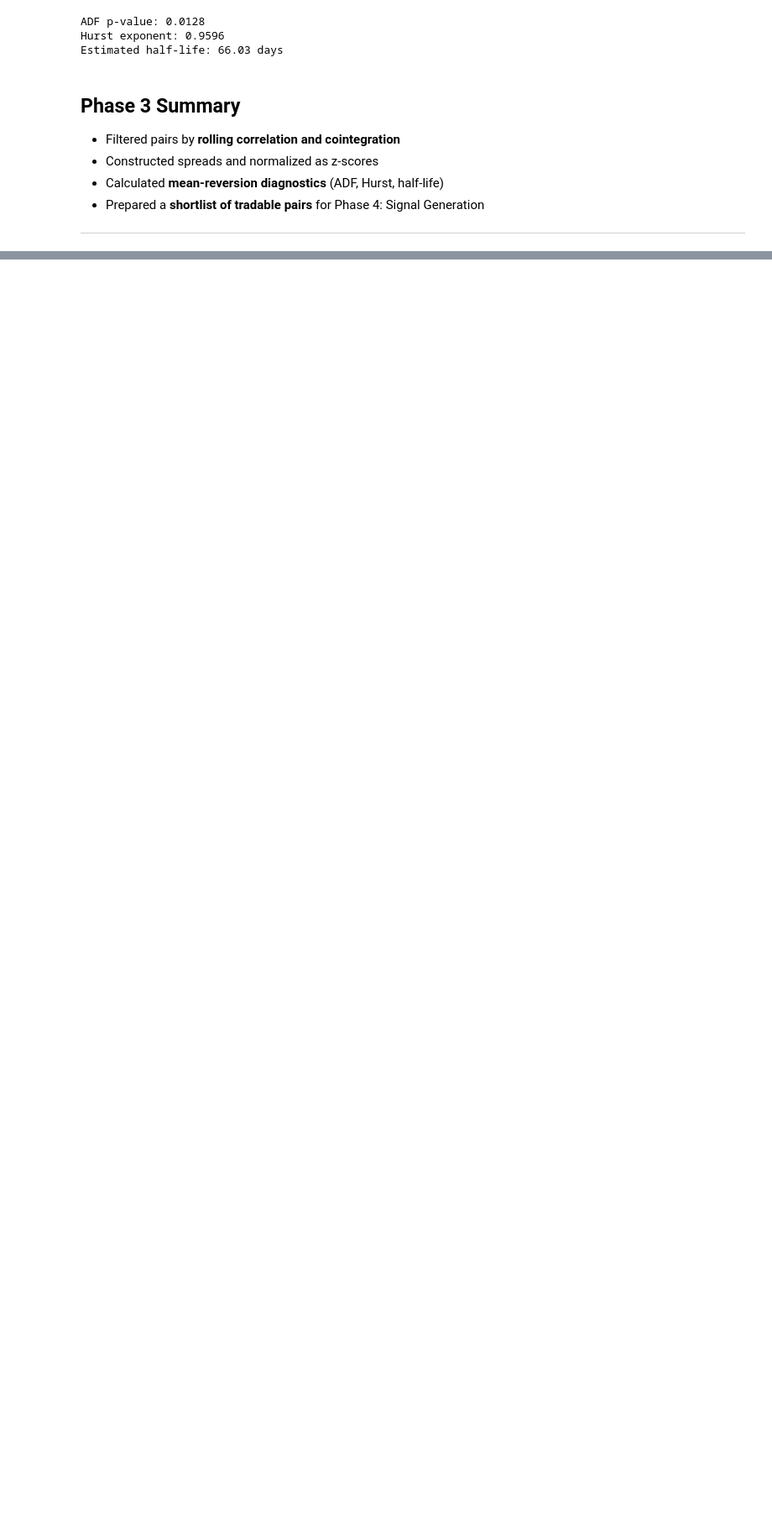
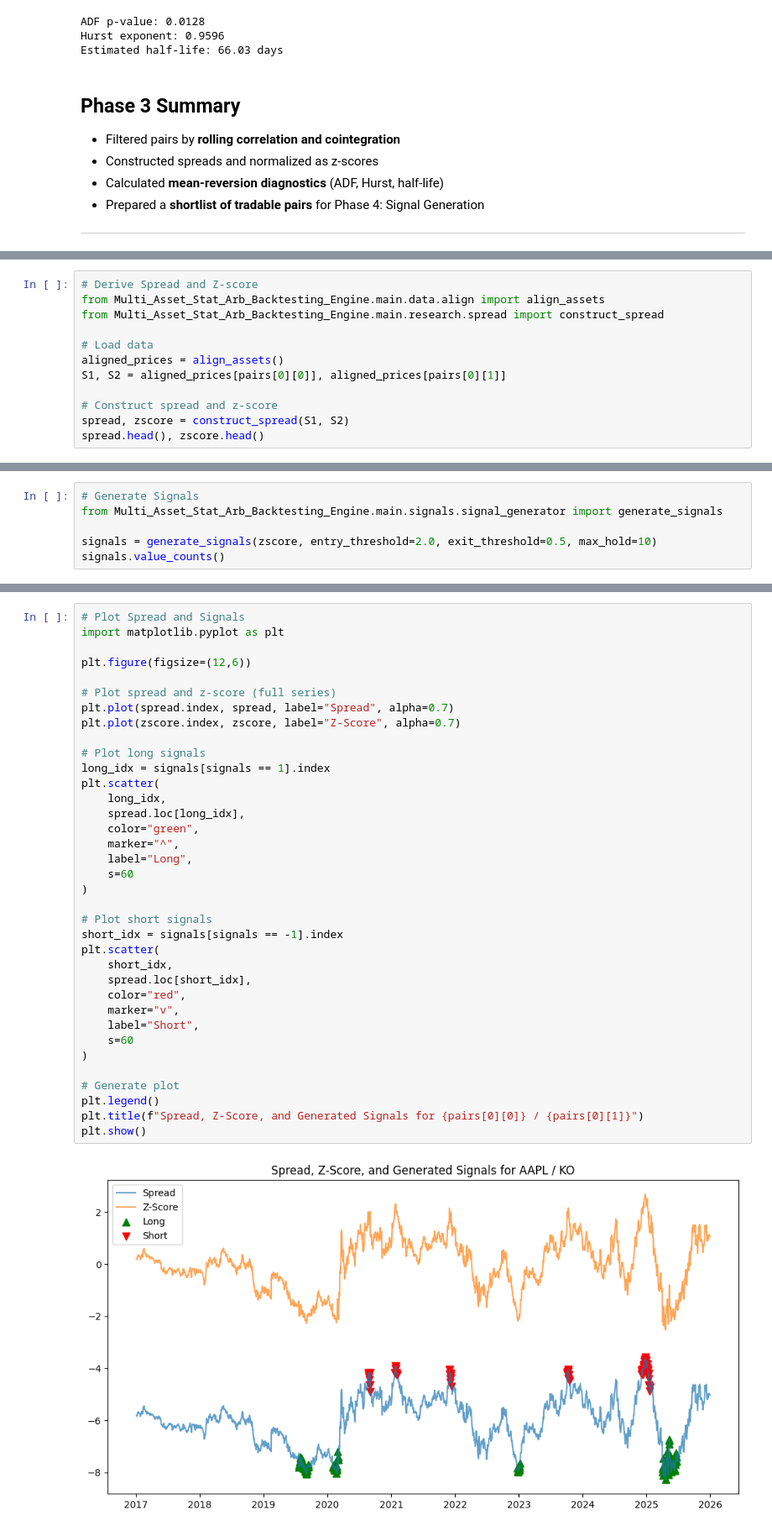
Before and after one commit to xinconggg/Portfolio-Projects, a Jupyter notebook: Quant/Multi-Asset Statistical Arbitrage Backtesting Engine/notebooks/01_system_overview.ipynb, the cells around one changed output, grey strips where cells are left out. Shown at 84% size. Cells and saved outputs as stored; diff of their text form; blank space fills up the shorter version.

Commit message:
Phase 4: Signal Generation

```diff
--- a/Quant/Multi-Asset Statistical Arbitrage Backtesting Engine/notebooks/01_system_overview.ipynb
+++ b/Quant/Multi-Asset Statistical Arbitrage Backtesting Engine/notebooks/01_system_overview.ipynb
@@ -391,0 +408,12 @@ Estimated half-life: 66.03 days
+# %%
+# Derive Spread and Z-score
+from Multi_Asset_Stat_Arb_Backtesting_Engine.main.data.align import align_assets
+from Multi_Asset_Stat_Arb_Backtesting_Engine.main.research.spread import construct_spread
+
+# Load data
+aligned_prices = align_assets()
+S1, S2 = aligned_prices[pairs[0][0]], aligned_prices[pairs[0][1]]
+
+# Construct spread and z-score
+spread, zscore = construct_spread(S1, S2)
+spread.head(), zscore.head()
@@ -391,0 +442,6 @@ Estimated half-life: 66.03 days
+# %%
+# Generate Signals
+from Multi_Asset_Stat_Arb_Backtesting_Engine.main.signals.signal_generator import generate_signals
+
+signals = generate_signals(zscore, entry_threshold=2.0, exit_threshold=0.5, max_hold=10)
+signals.value_counts()
@@ -391,0 +455,38 @@ Estimated half-life: 66.03 days
+# %%
+# Plot Spread and Signals
+import matplotlib.pyplot as plt
+
+plt.figure(figsize=(12,6))
+
+# Plot spread and z-score (full series)
+plt.plot(spread.index, spread, label="Spread", alpha=0.7)
+plt.plot(zscore.index, zscore, label="Z-Score", alpha=0.7)
+
+# Plot long signals
+long_idx = signals[signals == 1].index
+plt.scatter(
+    long_idx,
+    spread.loc[long_idx],
+    color="green",
+    marker="^",
+    label="Long",
+    s=60
+)
+
+# Plot short signals
+short_idx = signals[signals == -1].index
+plt.scatter(
+    short_idx,
+    spread.loc[short_idx],
+    color="red",
+    marker="v",
+    label="Short",
+    s=60
+)
+
+# Generate plot
+plt.legend()
+plt.title(f"Spread, Z-Score, and Generated Signals for {pairs[0][0]} / {pairs[0][1]}")
+plt.show()
+# %% [output]
+[figure, added]
```
Also changed, not shown: parts of 12 cells of this notebook, 9 other files.
